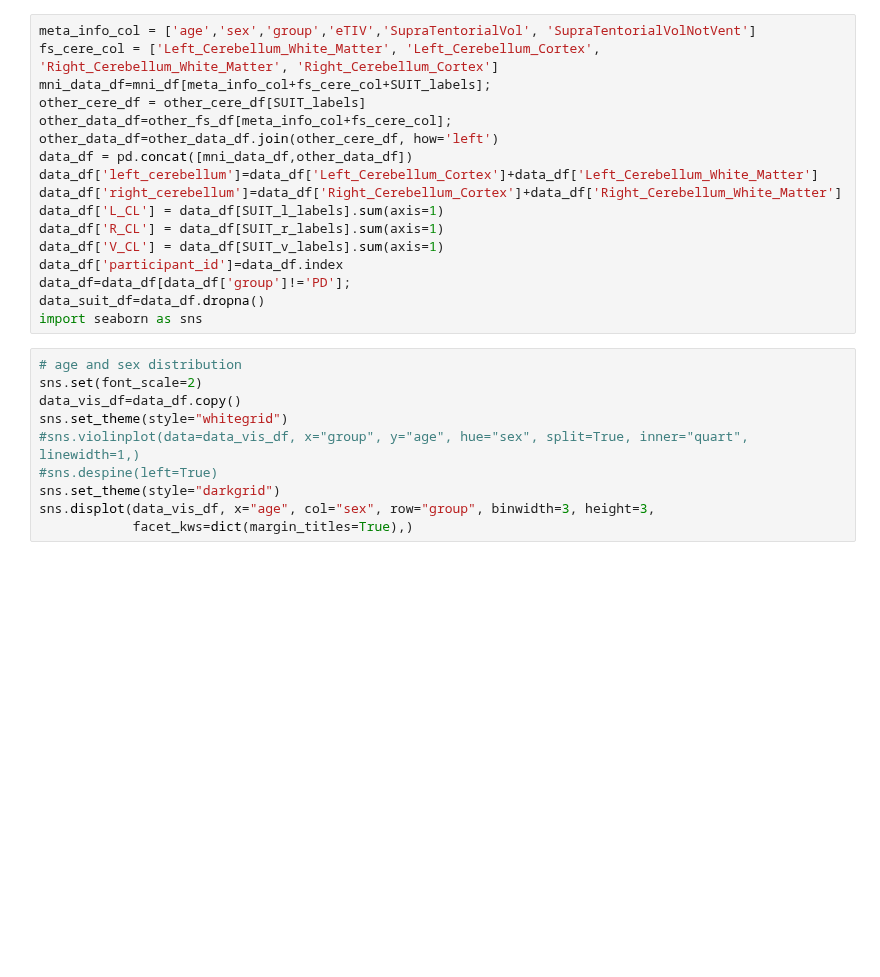
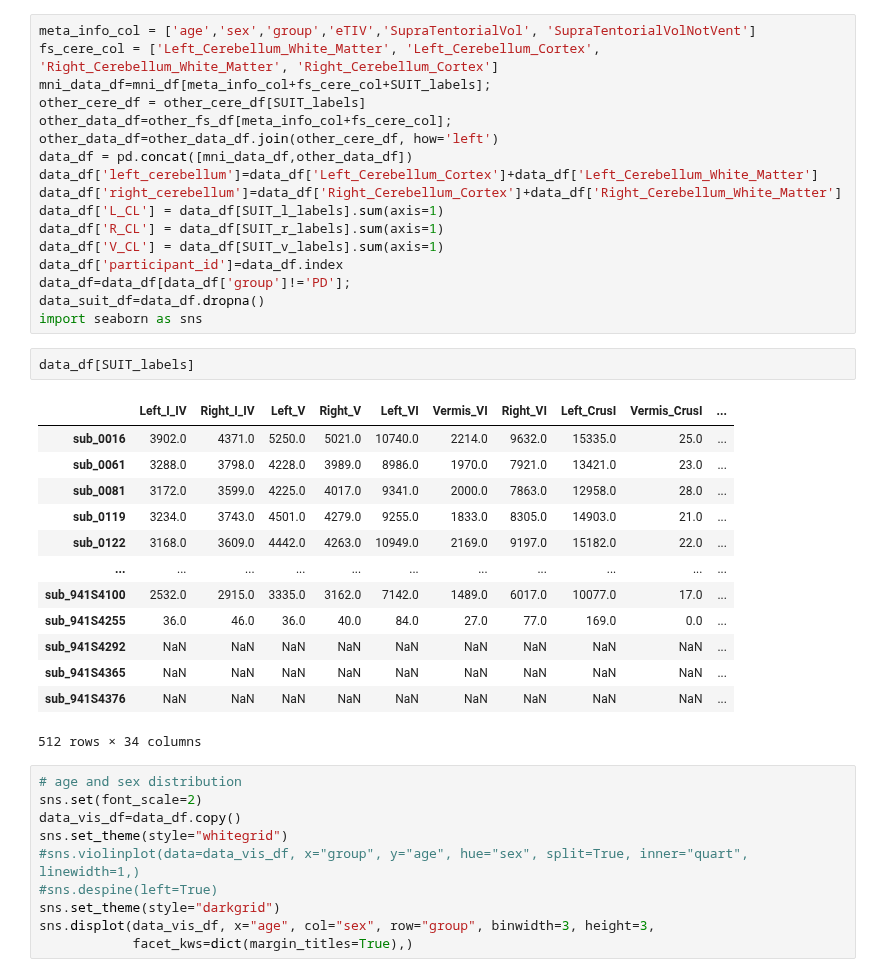
Before and after one commit to neurodatascience/ET_biomarker, a Jupyter notebook: stats/0_scratch.ipynb, the cells around one changed output. Drawn from its saved outputs; the diff is of its cells as text; blank space fills up the shorter version.

```diff
--- a/stats/0_scratch.ipynb
+++ b/stats/0_scratch.ipynb
@@ -60,6 +60,22 @@ data_df['participant_id']=data_df.index
 data_df=data_df[data_df['group']!='PD'];
 data_suit_df=data_df.dropna()
 import seaborn as sns
+# %%
+data_df[SUIT_labels]
+# %% [output]
+|  | Left_I_IV | Right_I_IV | Left_V | Right_V | Left_VI | Vermis_VI | Right_VI | Left_CrusI | Vermis_CrusI | ... |
+| sub_0016 | 3902.0 | 4371.0 | 5250.0 | 5021.0 | 10740.0 | 2214.0 | 9632.0 | 15335.0 | 25.0 | ... |
+| sub_0061 | 3288.0 | 3798.0 | 4228.0 | 3989.0 | 8986.0 | 1970.0 | 7921.0 | 13421.0 | 23.0 | ... |
+| sub_0081 | 3172.0 | 3599.0 | 4225.0 | 4017.0 | 9341.0 | 2000.0 | 7863.0 | 12958.0 | 28.0 | ... |
+| sub_0119 | 3234.0 | 3743.0 | 4501.0 | 4279.0 | 9255.0 | 1833.0 | 8305.0 | 14903.0 | 21.0 | ... |
+| sub_0122 | 3168.0 | 3609.0 | 4442.0 | 4263.0 | 10949.0 | 2169.0 | 9197.0 | 15182.0 | 22.0 | ... |
+| ... | ... | ... | ... | ... | ... | ... | ... | ... | ... | ... |
+| sub_941S4100 | 2532.0 | 2915.0 | 3335.0 | 3162.0 | 7142.0 | 1489.0 | 6017.0 | 10077.0 | 17.0 | ... |
+| sub_941S4255 | 36.0 | 46.0 | 36.0 | 40.0 | 84.0 | 27.0 | 77.0 | 169.0 | 0.0 | ... |
+| sub_941S4292 | NaN | NaN | NaN | NaN | NaN | NaN | NaN | NaN | NaN | ... |
+| sub_941S4365 | NaN | NaN | NaN | NaN | NaN | NaN | NaN | NaN | NaN | ... |
+| sub_941S4376 | NaN | NaN | NaN | NaN | NaN | NaN | NaN | NaN | NaN | ... |
+512 rows × 34 columns
 # %%
 # age and sex distribution
 sns.set(font_scale=2)
```
Also changed, not shown: parts of 1 cell of this notebook, 7 other files.
